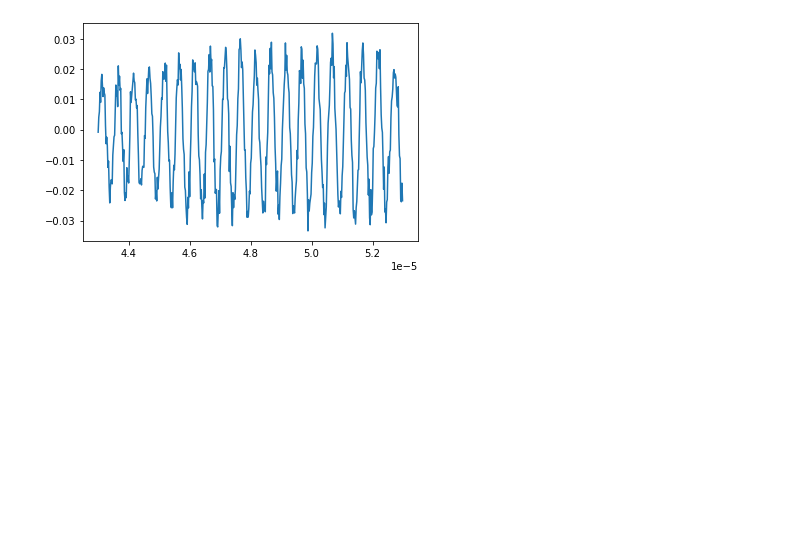
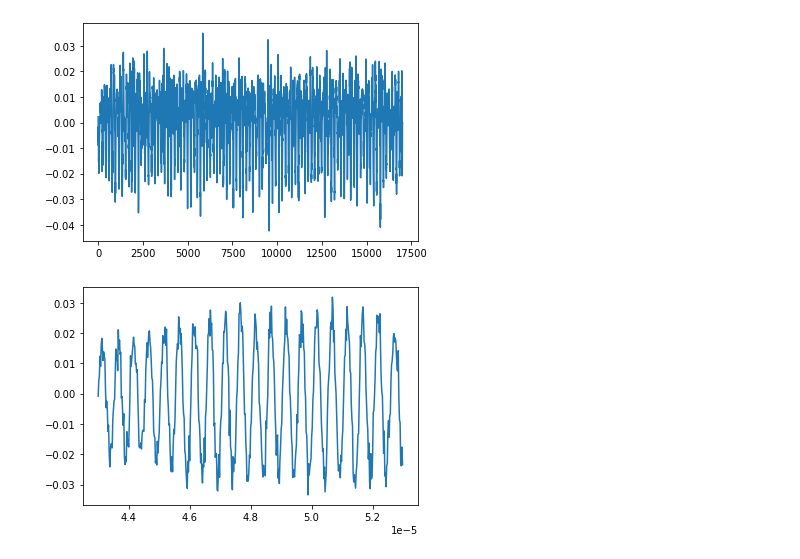
Before and after one commit to USonixGroup/wpt-cavitation, a Jupyter notebook: docs/PCD_data.ipynb, the cells around one changed output. Cells and saved outputs as stored; diff of their text form; code cells hidden in the pictures; blank space fills up the shorter version.

Commit message:
new pcd data

```diff
--- a/docs/PCD_data.ipynb
+++ b/docs/PCD_data.ipynb
@@ -10,6 +11,14 @@ def add_0s(number, i):
     for _ in range(i - len(str(number))):
         num = "0" + num
     return num
+# %%
+file = r"C:\Users\maxau\OneDrive\Codes\WPT-Cavitation\docs\Data used for the IOP paper 2014\Test2_HIFU_NoVial_80mVpp_Modf.mat"
+
+data = sio.loadmat(file)
+plt.plot(data["c10hat"])
+plt.show()
+# %% [output]
+[figure, added]
 # %%
 sampling_rate = 50e6
 
```
Also changed, not shown: parts of 1 cell of this notebook, 5 other files.
